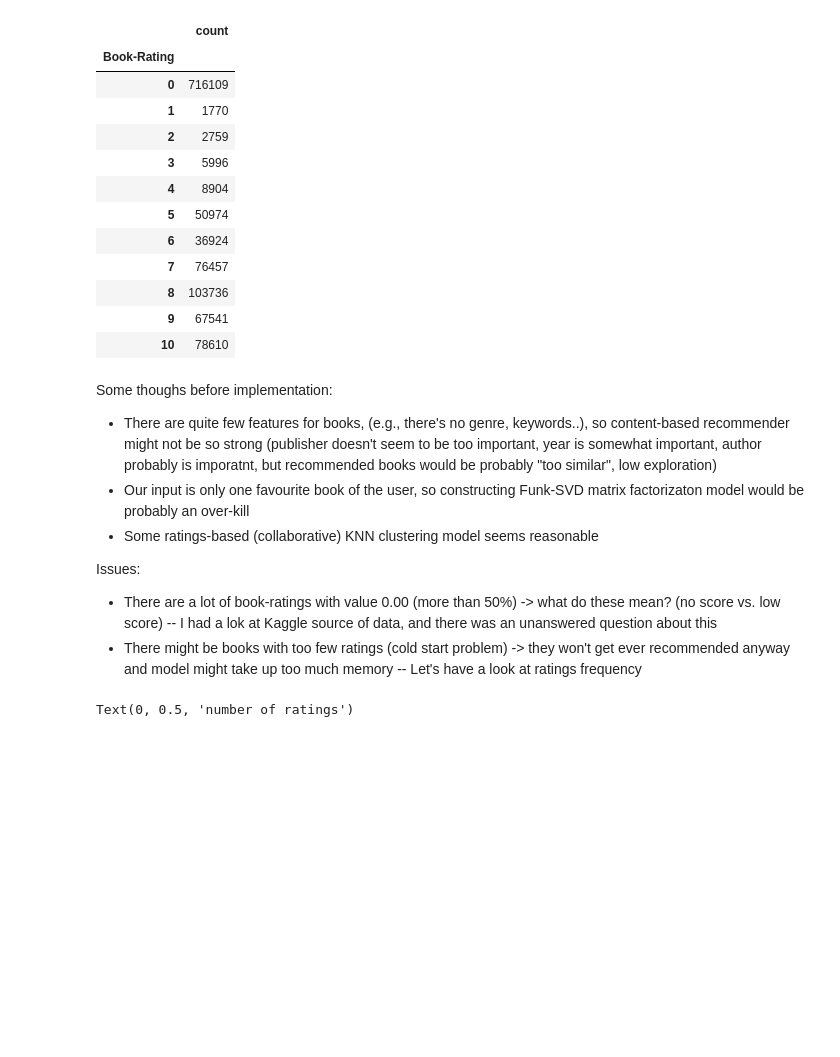
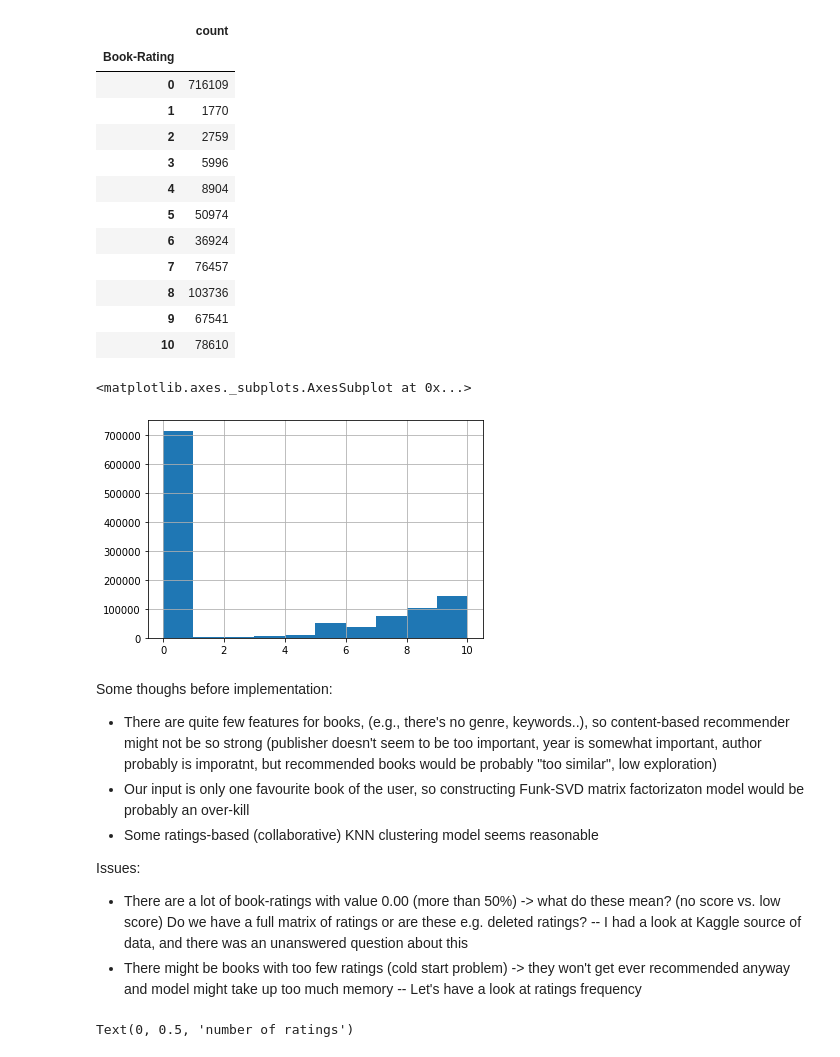
Before and after one commit to smijeva/booksRS, a Jupyter notebook: recommender.ipynb, the cells around one changed output. Cells and saved outputs as stored; diff of their text form; code cells hidden in the pictures; blank space fills up the shorter version.

```diff
--- a/recommender.ipynb
+++ b/recommender.ipynb
@@ -89,6 +90,11 @@ ratings_count
 | 8 | 103736 |
 | 9 | 67541 |
 | 10 | 78610 |
+# %%
+ratings['Book-Rating'].hist()
+# %% [output]
+<matplotlib.axes._subplots.AxesSubplot at 0x...>
+[figure, added]
 # %% [markdown]
 Some thoughs before implementation:
 - There are quite few features for books, (e.g., there's no genre, keywords..), so content-based recommender might not be so strong (publisher doesn't seem to be too important, year is somewhat important, author probably is imporatnt, but recommended books would be probably "too similar", low exploration)
@@ -96,8 +102,8 @@ Some thoughs before implementation:
 - Some ratings-based (collaborative) KNN clustering model seems reasonable
 
 Issues:
-- There are a lot of book-ratings with value 0.00 (more than 50%) -> what do these mean? (no score vs. low score)
--- I had a lok at Kaggle source of data, and there was an unanswered question about this
+- There are a lot of book-ratings with value 0.00 (more than 50%) -> what do these mean? (no score vs. low score) Do we have a full matrix of ratings or are these e.g. deleted ratings?
+-- I had a look at Kaggle source of data, and there was an unanswered question about this
 - There might be books with too few ratings (cold start problem) -> they won't get ever recommended anyway and model might take up too much memory
 -- Let's have a look at ratings frequency
 # %%
```
Also changed, not shown: parts of 8 cells of this notebook, 1 other file.
